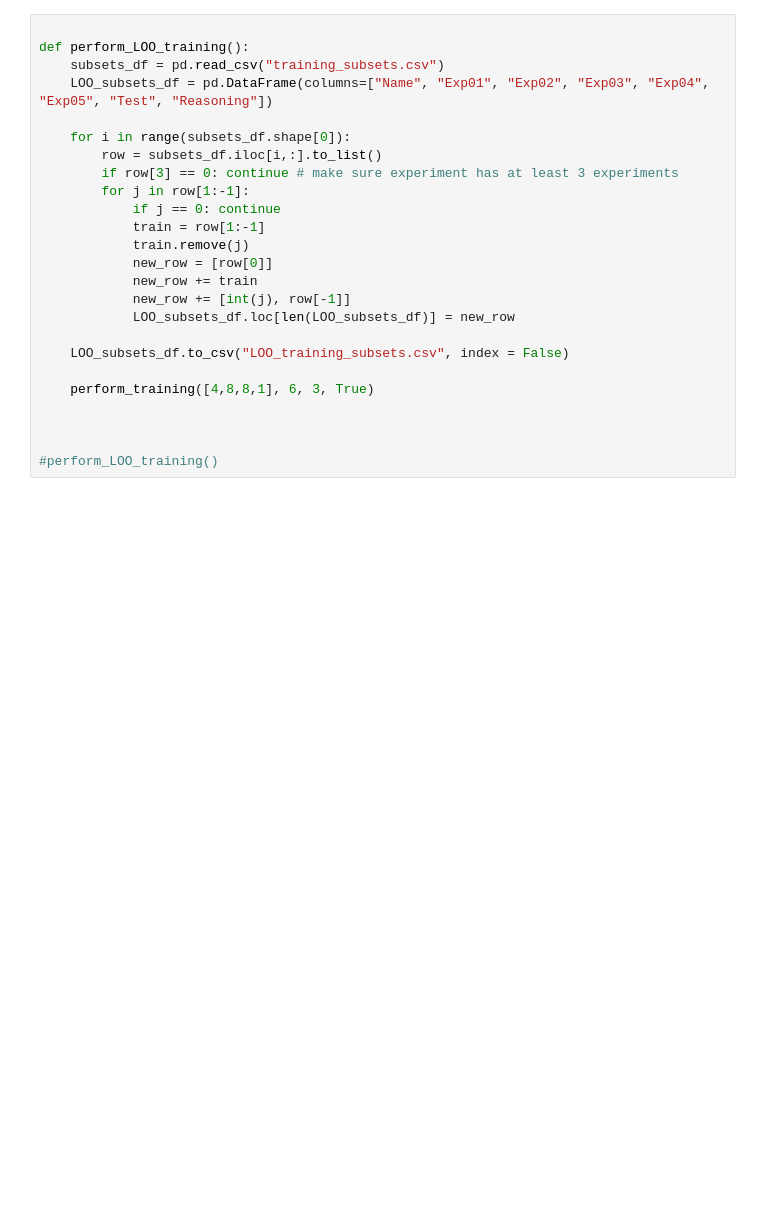
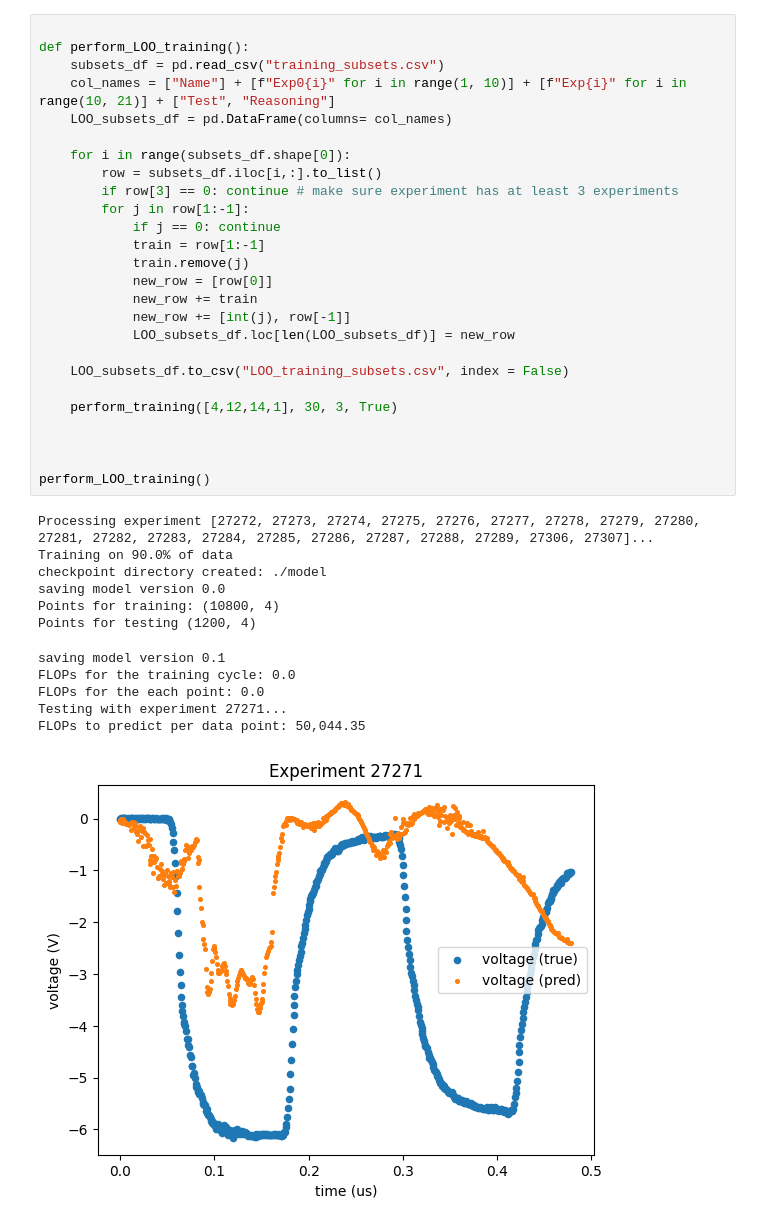
Before and after one commit to jfoster2026/KAN_TAMU_Capstone, a Jupyter notebook: myKAN_Current.ipynb, the cells around one changed output. Cells and saved outputs as stored; diff of their text form; blank space fills up the shorter version.

Commit message:
Improved GUI. New metrics. Read training data from directory.

```diff
--- a/myKAN_Current.ipynb
+++ b/myKAN_Current.ipynb
@@ -421,25 +572,39 @@ Training Test Error Rates: [1.607]
 # %%
 
 def perform_LOO_training():
     subsets_df = pd.read_csv("training_subsets.csv")
-    LOO_subsets_df = pd.DataFrame(columns=["Name", "Exp01", "Exp02", "Exp03", "Exp04", "Exp05", "Test", "Reasoning"])
+    col_names = ["Name"] + [f"Exp0{i}" for i in range(1, 10)] + [f"Exp{i}" for i in range(10, 21)] + ["Test", "Reasoning"]
+    LOO_subsets_df = pd.DataFrame(columns= col_names)
 
     for i in range(subsets_df.shape[0]):
         row = subsets_df.iloc[i,:].to_list()
         if row[3] == 0: continue # make sure experiment has at least 3 experiments
         for j in row[1:-1]:
             if j == 0: continue
             train = row[1:-1]
             train.remove(j)
             new_row = [row[0]]
             new_row += train
             new_row += [int(j), row[-1]]
             LOO_subsets_df.loc[len(LOO_subsets_df)] = new_row
 
     LOO_subsets_df.to_csv("LOO_training_subsets.csv", index = False)
 
-    perform_training([4,8,8,1], 6, 3, True)
+    perform_training([4,12,14,1], 30, 3, True)
 
 
 
-#perform_LOO_training()
+perform_LOO_training()
+# %% [output]
+Processing experiment [27272, 27273, 27274, 27275, 27276, 27277, 27278, 27279, 27280, 27281, 27282, 27283, 27284, 27285, 27286, 27287, 27288, 27289, 27306, 27307]...
+Training on 90.0% of data
+checkpoint directory created: ./model
+saving model version 0.0
+Points for training: (10800, 4)
+Points for testing (1200, 4)
+saving model version 0.1
+FLOPs for the training cycle: 0.0
+FLOPs for the each point: 0.0
+Testing with experiment 27271...
+FLOPs to predict per data point: 50,044.35
+[figure, added]
```
Also changed, not shown: parts of 6 cells of this notebook, 4 other files.
